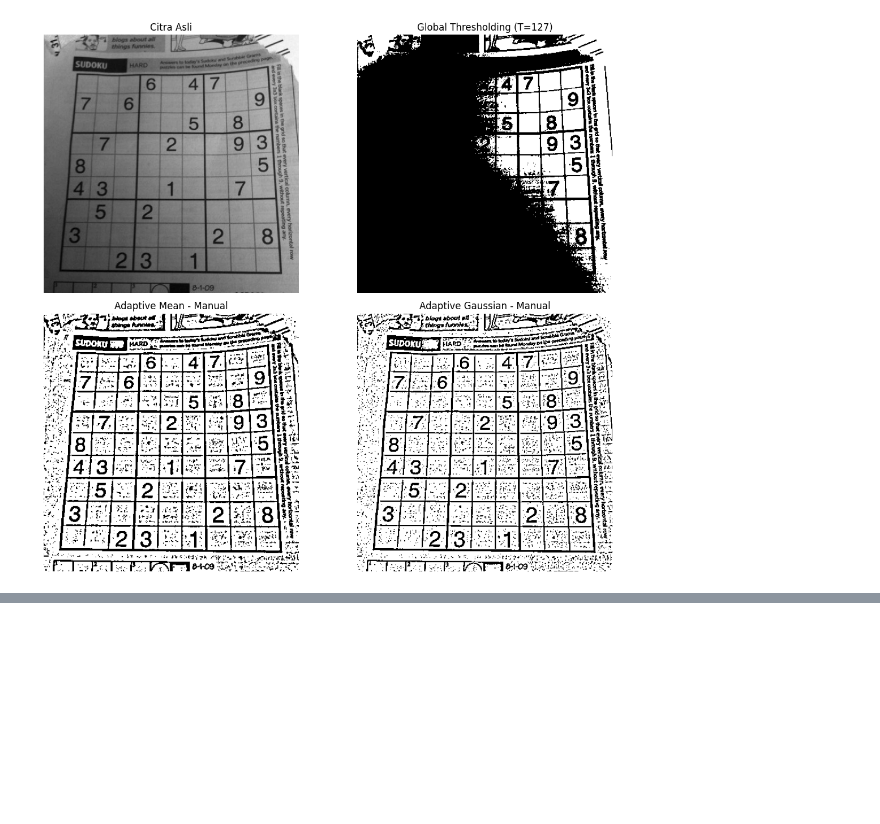
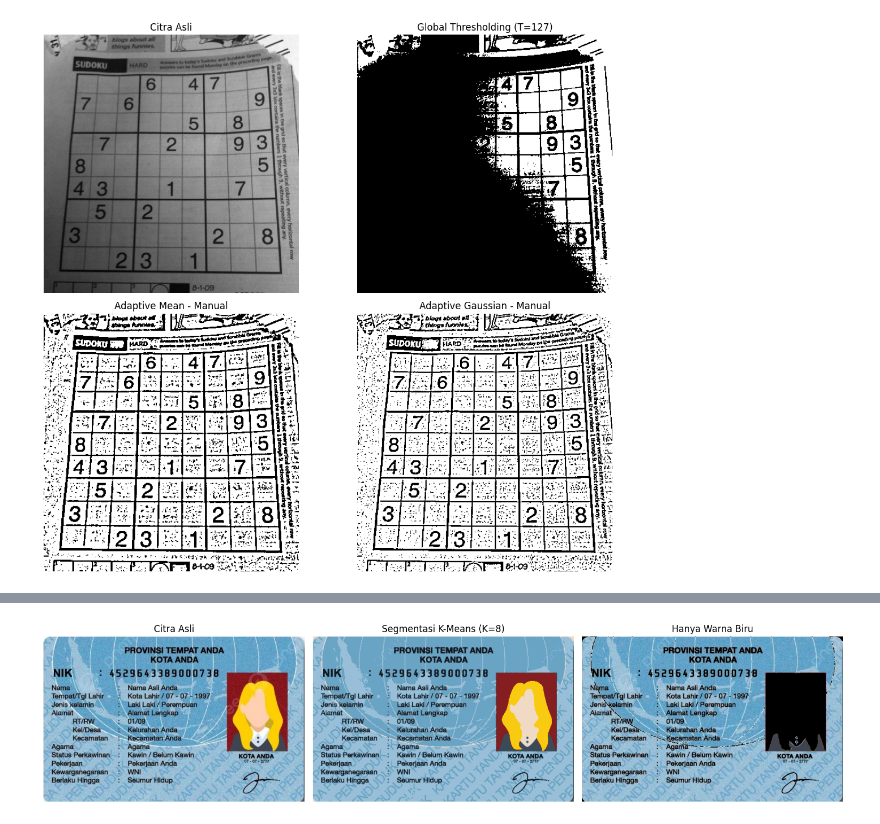
Before and after one commit to Ariqq16/PCVK_Ganjil_2026, a Jupyter notebook: P7/week7.ipynb, the cells around one changed output, grey strips where cells are left out. Saved outputs shown, nothing was run; the diff lists cells and outputs as text; code cells hidden in the pictures; blank space fills up the shorter version.

```diff
--- a/P7/week7.ipynb
+++ b/P7/week7.ipynb
@@ -182,0 +248,42 @@ Error: File gambar KTP tidak ditemukan. Pastikan 'ktp.jpeg' atau 'ktp_fulan.jpg'
+# %%
+ktp_color = cv.imread(BASE_PATH + '/content/drive/MyDrive/PCVK_2026/ktp.jpg')
+if ktp_color is None:
+    ktp_color = cv.imread(BASE_PATH + '/content/drive/MyDrive/PCVK_2026/ktp_fulan.jpg')
+
+ktp_rgb = cv.cvtColor(ktp_color, cv.COLOR_BGR2RGB)
+
+X_pixels = ktp_rgb.reshape((-1, 3)).astype(np.float32)
+kmeans = KMeans(n_clusters=8, random_state=42, n_init=10).fit(X_pixels)
+segmented_pixels = kmeans.cluster_centers_[kmeans.labels_].astype(np.uint8)
+img_kmeans = segmented_pixels.reshape(ktp_rgb.shape)
+
+hsv = cv.cvtColor(img_kmeans, cv.COLOR_RGB2HSV)
+
+lower_blue = np.array([85, 25, 40])
+upper_blue = np.array([130, 255, 255])
+blue_mask = cv.inRange(hsv, lower_blue, upper_blue)
+
+only_blue = cv.bitwise_and(ktp_rgb, ktp_rgb, mask=blue_mask)
+
+# Visualisasi
+plt.figure(figsize=(15, 5))
+
+plt.subplot(1, 3, 1)
+plt.imshow(ktp_rgb)
+plt.title('Citra Asli')
+plt.axis('off')
+
+plt.subplot(1, 3, 2)
+plt.imshow(img_kmeans)
+plt.title('Segmentasi K-Means (K=8)')
+plt.axis('off')
+
+plt.subplot(1, 3, 3)
+plt.imshow(only_blue)
+plt.title('Hanya Warna Biru')
+plt.axis('off')
+
+plt.tight_layout()
+plt.show()
+# %% [output]
+[figure, added]
```
Also changed, not shown: parts of 3 cells of this notebook.
